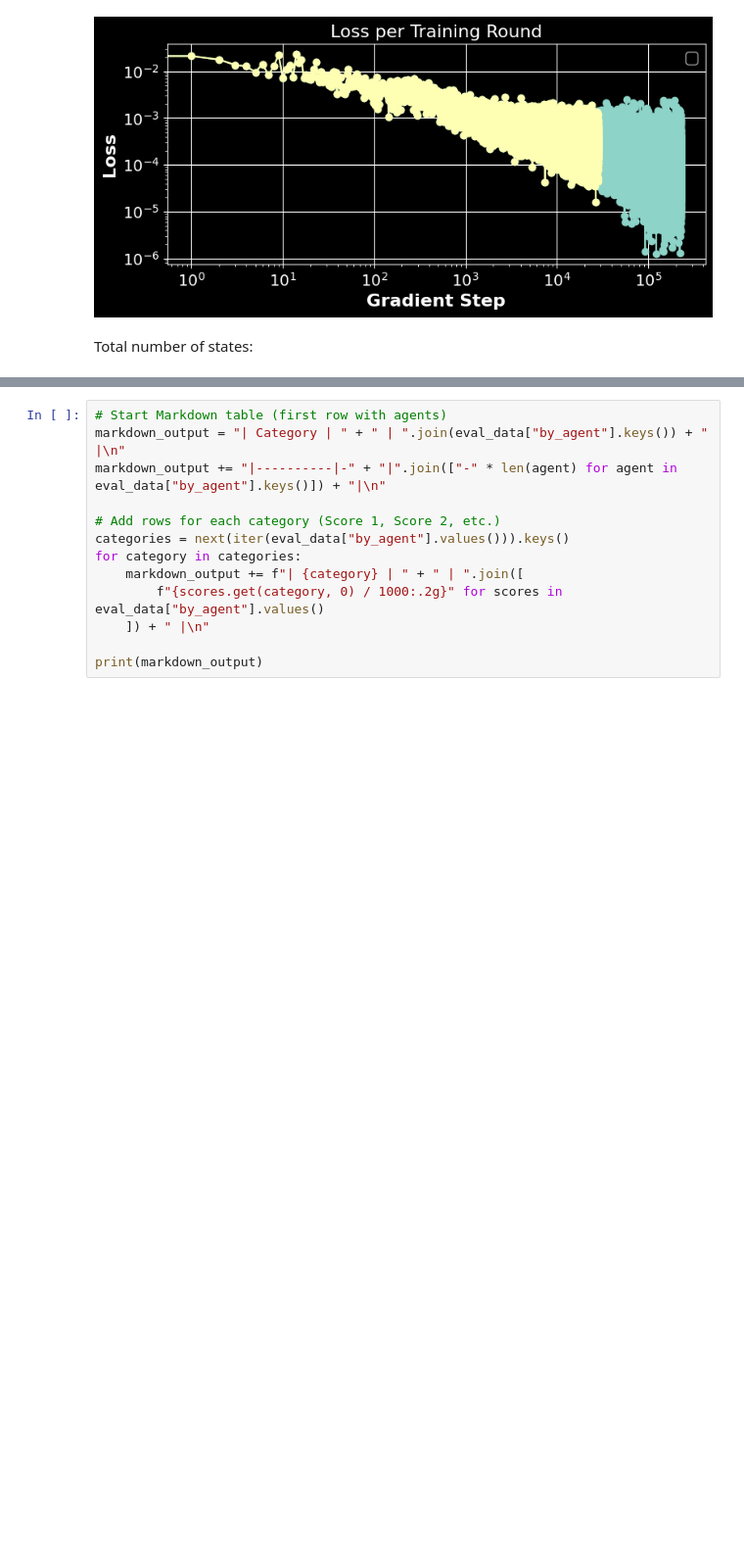
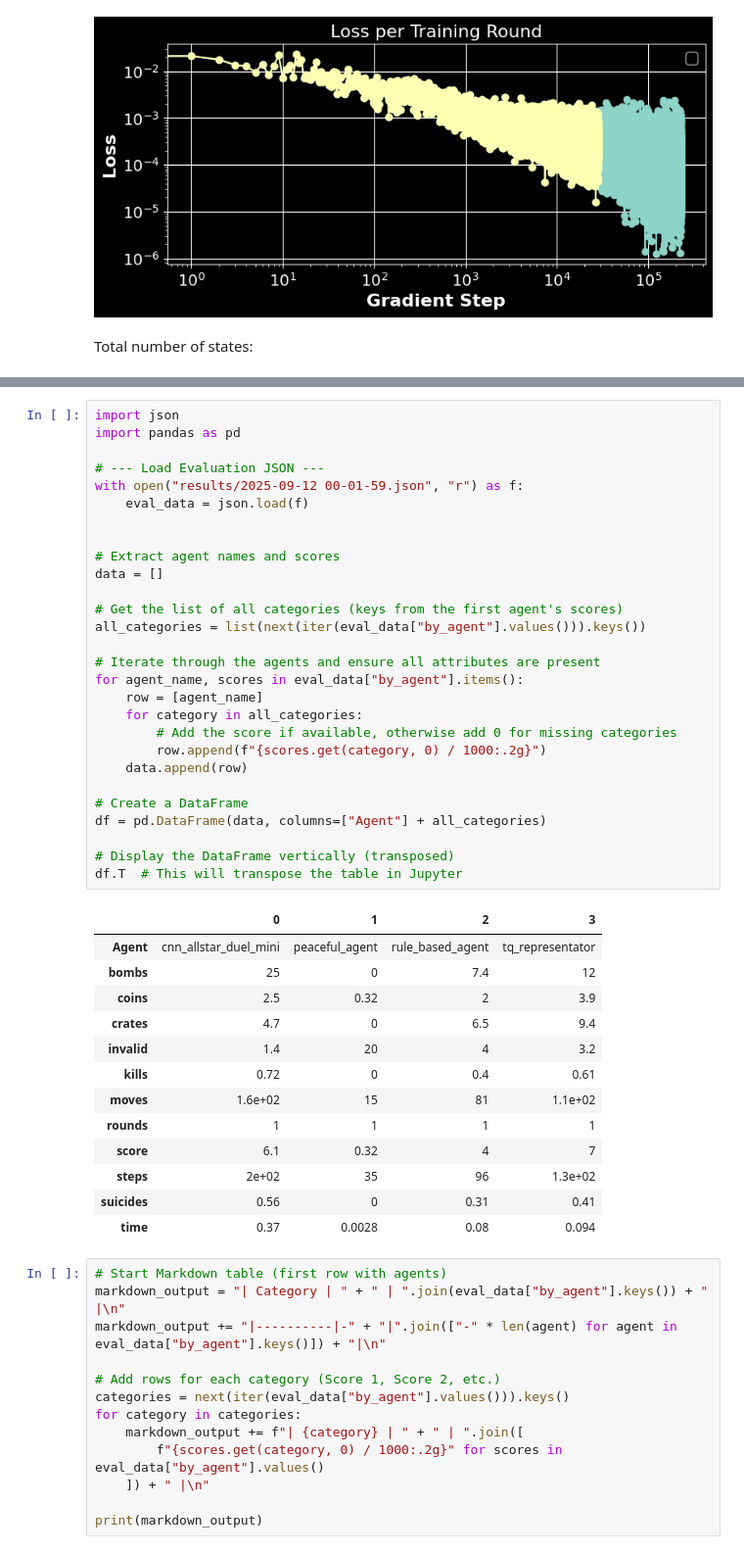
Before and after one commit to KunkelAlexander/bomberman_rl, a Jupyter notebook: post_2.ipynb, the cells around one changed output, grey strips where cells are left out. Shown at 98% size. Saved outputs shown, nothing was run; the diff lists cells and outputs as text; blank space fills up the shorter version.

```diff
--- a/post_2.ipynb
+++ b/post_2.ipynb
@@ -594,3 +595,45 @@ df.T  # This will transpose the table in Jupyter
+# %%
+import json
+import pandas as pd
+
+# --- Load Evaluation JSON ---
+with open("results/2025-09-12 00-01-59.json", "r") as f:
+    eval_data = json.load(f)
+
+
+# Extract agent names and scores
+data = []
+
+# Get the list of all categories (keys from the first agent's scores)
+all_categories = list(next(iter(eval_data["by_agent"].values())).keys())
+
+# Iterate through the agents and ensure all attributes are present
+for agent_name, scores in eval_data["by_agent"].items():
+    row = [agent_name]
+    for category in all_categories:
+        # Add the score if available, otherwise add 0 for missing categories
+        row.append(f"{scores.get(category, 0) / 1000:.2g}")
+    data.append(row)
+
+# Create a DataFrame
+df = pd.DataFrame(data, columns=["Agent"] + all_categories)
+
+# Display the DataFrame vertically (transposed)
+df.T  # This will transpose the table in Jupyter
+# %% [output]
+|  | 0 | 1 | 2 | 3 |
+| Agent | cnn_allstar_duel_mini | peaceful_agent | rule_based_agent | tq_representator |
+| bombs | 25 | 0 | 7.4 | 12 |
+| coins | 2.5 | 0.32 | 2 | 3.9 |
+| crates | 4.7 | 0 | 6.5 | 9.4 |
+| invalid | 1.4 | 20 | 4 | 3.2 |
+| kills | 0.72 | 0 | 0.4 | 0.61 |
+| moves | 1.6e+02 | 15 | 81 | 1.1e+02 |
+| rounds | 1 | 1 | 1 | 1 |
+| score | 6.1 | 0.32 | 4 | 7 |
+| steps | 2e+02 | 35 | 96 | 1.3e+02 |
+| suicides | 0.56 | 0 | 0.31 | 0.41 |
+| time | 0.37 | 0.0028 | 0.08 | 0.094 |
 # %%
 # Start Markdown table (first row with agents)
 markdown_output = "| Category | " + " | ".join(eval_data["by_agent"].keys()) + " |\n"
```
Also changed, not shown: parts of 9 cells of this notebook, 11 other files.
